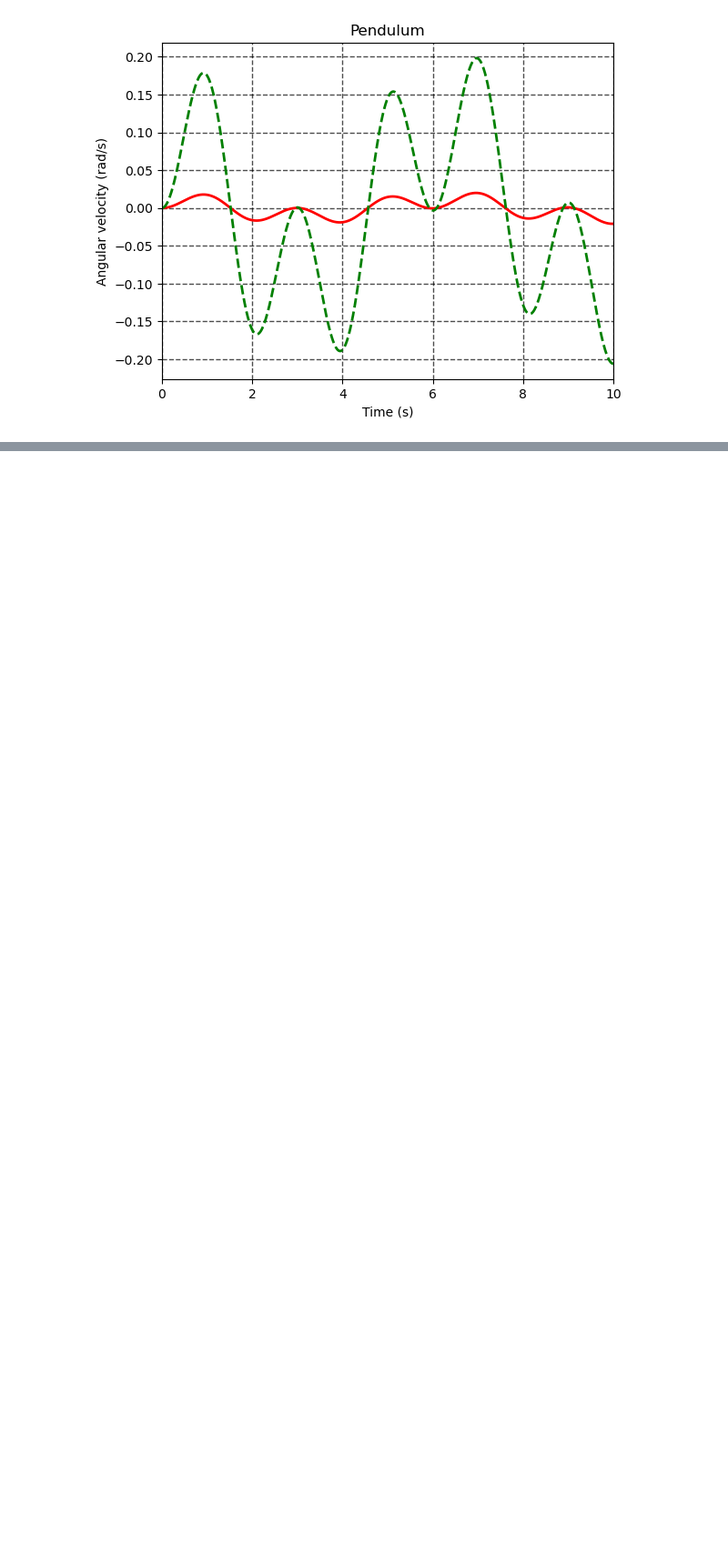
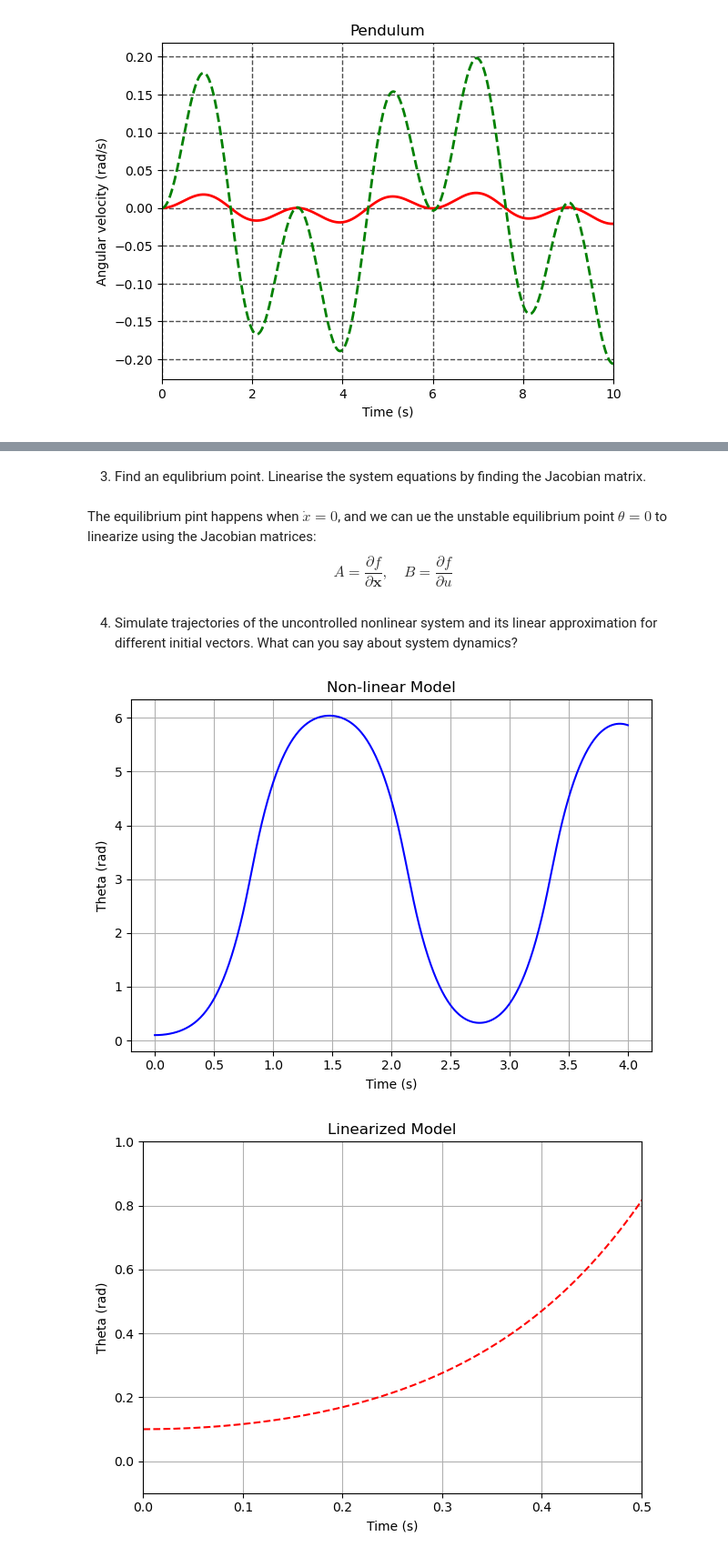
Before and after one commit to DiasJulia/AUT2TTA, a Jupyter notebook: APM_4AUT2_TA_TP1.ipynb, the cells around one changed output, grey strips where cells are left out. Shown at 91% size. Drawn from its saved outputs; the diff is of its cells as text; code cells hidden in the pictures; blank space fills up the shorter version.

```diff
--- a/APM_4AUT2_TA_TP1.ipynb
+++ b/APM_4AUT2_TA_TP1.ipynb
@@ -773,0 +798,72 @@ or, alternatively, check the following tutorial https://ctms.engin.umich.edu/CTM
+# %% [markdown]
+3) Find an equlibrium point. Linearise the system equations by finding the Jacobian matrix.
+# %% [markdown]
+The equilibrium pint happens when $\dot{x} = 0$, and we can ue the unstable equilibrium point $\theta = 0$ to linearize using the Jacobian matrices:
+$$A = \frac{\partial f}{\partial \mathbf{x}}, \quad B = \frac{\partial f}{\partial u}$$
+# %% [markdown]
+4) Simulate trajectories of the uncontrolled nonlinear system and its linear approximation for different initial vectors. What can you say about system dynamics?
+# %%
+import sympy as sp
+import numpy as np
+from scipy.integrate import odeint
+import matplotlib.pyplot as plt
+
+M, m, l, I, g, b = sp.symbols('M m l I g b')
+F_sym = sp.symbols('F')
+y, theta, dy, dtheta = sp.symbols('y theta dy dtheta')
+ddy, ddtheta = sp.symbols('ddy ddtheta')
+
+eq1 = sp.Equality((M + m)*ddy + b*dy + m*l*ddtheta*sp.cos(theta) - m*l*dtheta**2*sp.sin(theta), F_sym)
+eq2 = sp.Equality(m*l*sp.cos(theta)*ddy + (I + m*l**2)*ddtheta - m*g*l*sp.sin(theta), 0)
+
+sol = sp.solve([eq1, eq2], [ddy, ddtheta], dict=True)[0]
+f3 = sol[ddy]
+f4 = sol[ddtheta]
+
+states = sp.Matrix([y, theta, dy, dtheta])
+f_vec = sp.Matrix([dy, dtheta, f3, f4])
+
+A_nonlinear = f_vec.jacobian(states)
+B_nonlinear = f_vec.jacobian([F_sym])
+
+valores_num = {M: 0.5, m: 0.2, l: 0.3, b: 0.1, I: 0.006, g: 9.81}
+
+A_lin_num = np.array(A_nonlinear.subs(valores_num).subs({theta: 0, dy: 0, dtheta: 0, F_sym: 0})).astype(np.float64)
+B_lin_num = np.array(B_nonlinear.subs(valores_num).subs({theta: 0})).astype(np.float64)
+
+func_f_nonlinear = sp.lambdify((y, theta, dy, dtheta, F_sym), f_vec.subs(valores_num), 'numpy')
+
+def nonlinear_ode(x, t, force):
+    return func_f_nonlinear(*x, force).flatten()
+
+def linear_ode(x, t, force):
+    return (A_lin_num @ x + B_lin_num.flatten() * force)
+
+t = np.linspace(0, 4, 500)
+x0 = [0, 0.1, 0, 0]
+force = 0
+
+res_nl = odeint(nonlinear_ode, x0, t, args=(force,))
+res_l = odeint(linear_ode, x0, t, args=(force,))
+
+plt.plot(t, res_nl[:, 1], 'b')
+plt.title('Non-linear Model')
+plt.ylabel('Theta (rad)')
+plt.xlabel('Time (s)')
+plt.grid(True)
+plt.tight_layout()
+plt.show()
+
+plt.plot(t, res_l[:, 1], 'r--')
+plt.title('Linearized Model')
+plt.xlim([t[0], 0.5])  # Zoom in on the initial response
+plt.ylim([-0.1, 1])  # Set y-limits for better visibility
+plt.xlabel('Time (s)')
+plt.ylabel('Theta (rad)')
+plt.grid(True)
+
+plt.tight_layout()
+plt.show()
+# %% [output]
+[figure, added]
+[figure, added]
```
Also changed, not shown: parts of 6 cells of this notebook.
